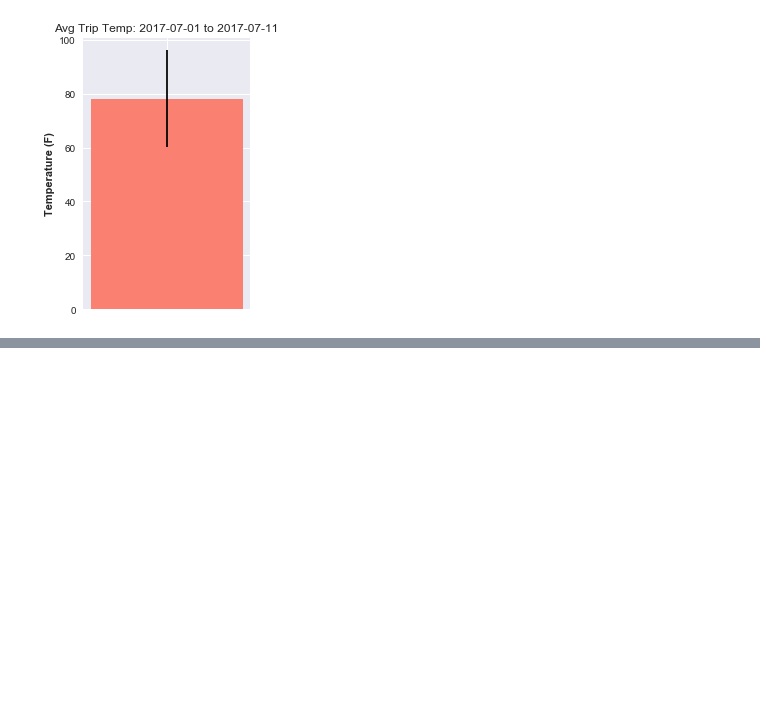
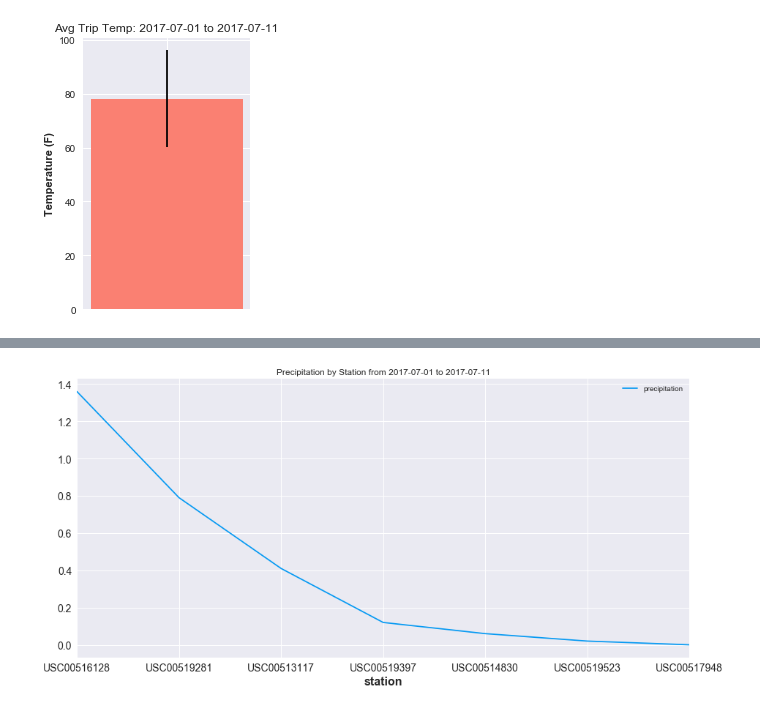
Before and after one commit to williamsongigi69/sqlalchemy-challenge, a Jupyter notebook: climate_analysis.ipynb, the cells around one changed output, grey strips where cells are left out. Cells and saved outputs as stored; diff of their text form; code cells hidden in the pictures; blank space fills up the shorter version.

```diff
--- a/climate_analysis.ipynb
+++ b/climate_analysis.ipynb
@@ -184,0 +187,11 @@ plt.show()
+# %%
+# calculates the rainfall per weather station using the previous year's matching dates.
+station_rainfall = session.query(Measurement.station, Station.name, func.sum(Measurement.prcp).label('prcp')).\
+filter(Measurement.station == Station.station, Measurement.date >= start_conv, Measurement.date <= end_conv).\
+group_by(Measurement.station).order_by(func.sum(Measurement.prcp).desc()).all()
+# %%
+rainfall_df = pd.DataFrame(station_rainfall)                                 # loads query results => dataframe
+# %%
+rainfall_df = rainfall_df.set_index('station')                               # reindexes dataframe by date
+rainfall_df.rename(columns = {'prcp': 'precipitation'}, inplace=True)        # renames column for legend
+del rainfall_df['name']                                                      # drops name column
@@ -184,0 +210,15 @@ plt.show()
+# %%
+rainfall_df.plot(figsize=(15, 7),                                            # plots the data
+               sort_columns=True,
+               use_index=True,
+               title='Precipitation by Station from %s to %s' % (start_conv, end_conv),
+               legend=True,
+               fontsize=14,
+               grid=True,
+               color='xkcd:azure'
+              )
+
+plt.xlabel('station', fontsize=16, weight='bold')
+plt.show()
+# %% [output]
+[figure, added]
```
Also changed, not shown: parts of 2 cells of this notebook.
